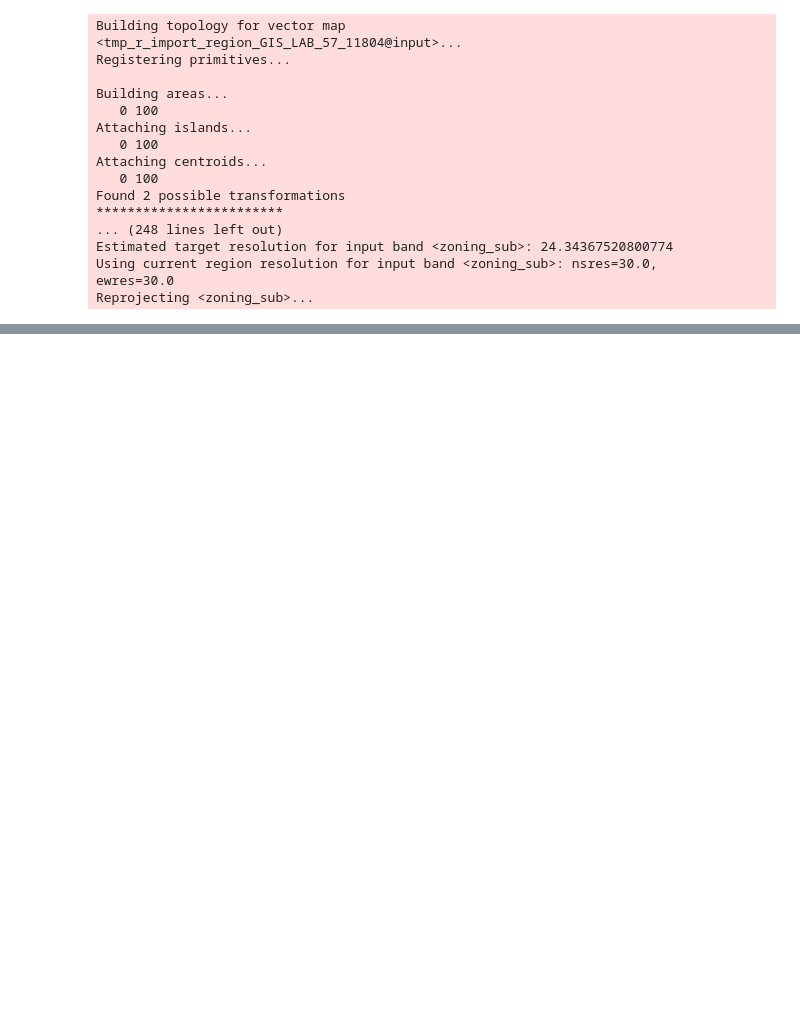
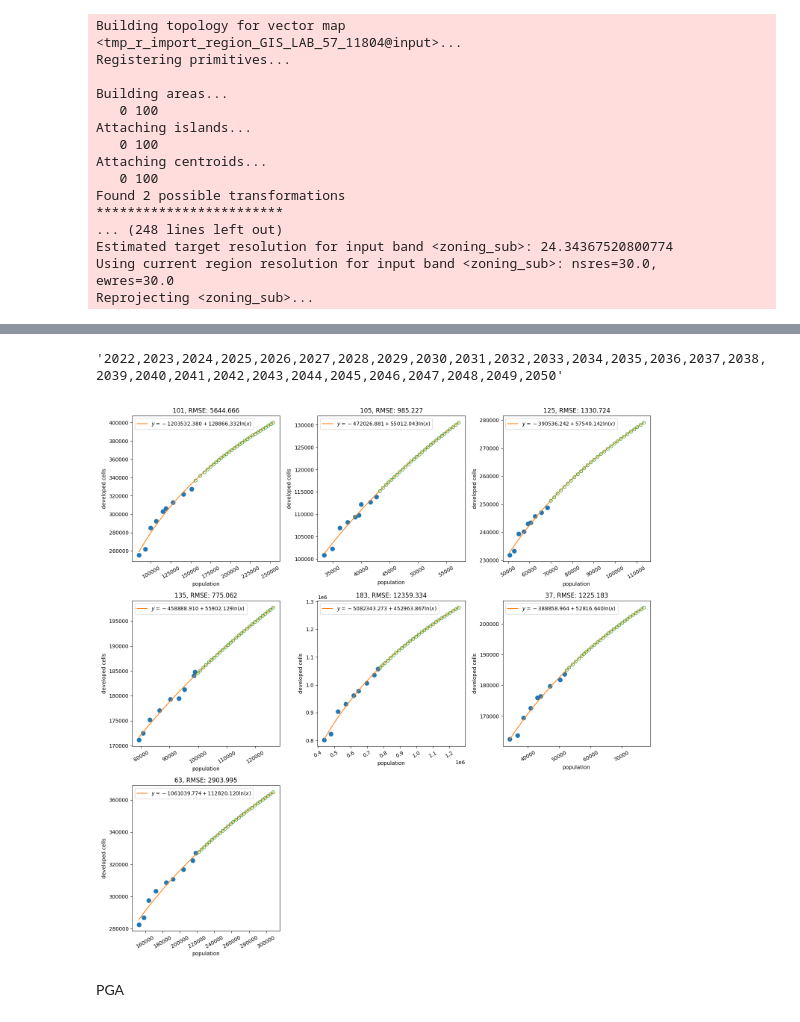
Before and after one commit to malawrim/FUTURES_zoning_prelim, a Jupyter notebook: FUTURES.ipynb, the cells around one changed output, grey strips where cells are left out. Cells and saved outputs as stored; diff of their text form; code cells hidden in the pictures; blank space fills up the shorter version.

```diff
--- a/FUTURES.ipynb
+++ b/FUTURES.ipynb
@@ -103,0 +504,4 @@ Reprojecting <zoning_sub>...
+# %%
+years
+# %% [output]
+'2022,2023,2024,2025,2026,2027,2028,2029,2030,2031,2032,2033,2034,2035,2036,2037,2038,2039,2040,2041,2042,2043,2044,2045,2046,2047,2048,2049,2050'
@@ -103,0 +519,6 @@ Reprojecting <zoning_sub>...
+# %%
+Image('plot_demand.png')
+# %% [output]
+[figure, added]
+# %% [markdown]
+PGA
```
Also changed, not shown: parts of 62 cells of this notebook, 6 other files.
